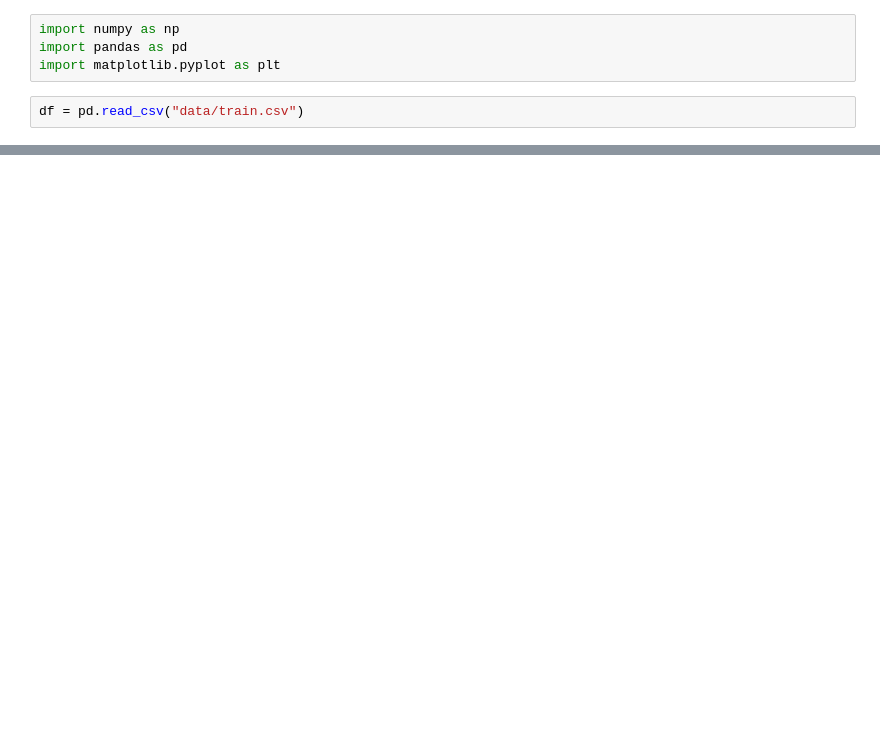
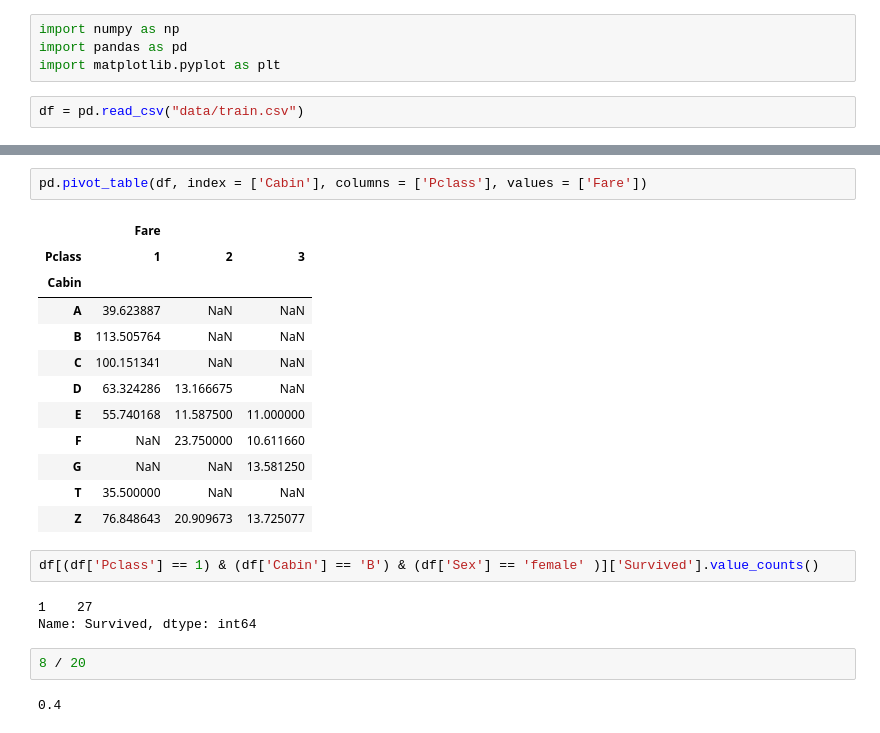
Before and after one commit to dhananjai1511/genpact-ds-batch-2, a Jupyter notebook: Data Analysis/titanic/Just for fun.ipynb, the cells around one changed output, grey strips where cells are left out. Saved outputs shown, nothing was run; the diff lists cells and outputs as text; blank space fills up the shorter version.

```diff
--- a/Data Analysis/titanic/Just for fun.ipynb
+++ b/Data Analysis/titanic/Just for fun.ipynb
@@ -31,0 +163,24 @@ Name: Survived, dtype: int64
+# %%
+pd.pivot_table(df, index = ['Cabin'], columns = ['Pclass'], values = ['Fare'])
+# %% [output]
+|  | Fare |  |  |
+| Pclass | 1 | 2 | 3 |
+| Cabin |  |  |  |
+| A | 39.623887 | NaN | NaN |
+| B | 113.505764 | NaN | NaN |
+| C | 100.151341 | NaN | NaN |
+| D | 63.324286 | 13.166675 | NaN |
+| E | 55.740168 | 11.587500 | 11.000000 |
+| F | NaN | 23.750000 | 10.611660 |
+| G | NaN | NaN | 13.581250 |
+| T | 35.500000 | NaN | NaN |
+| Z | 76.848643 | 20.909673 | 13.725077 |
+# %%
+df[(df['Pclass'] == 1) & (df['Cabin'] == 'B') & (df['Sex'] == 'female' )]['Survived'].value_counts()
+# %% [output]
+1    27
+Name: Survived, dtype: int64
+# %%
+8 / 20
+# %% [output]
+0.4
```
Also changed, not shown: parts of 42 cells of this notebook, 12 other files.
